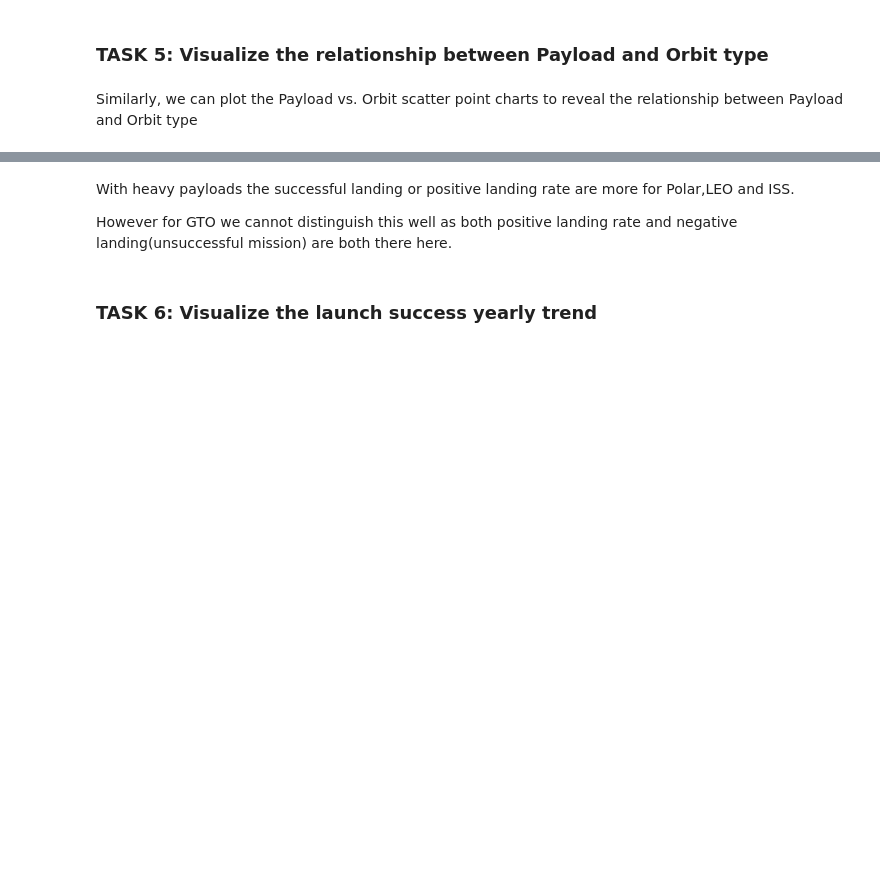
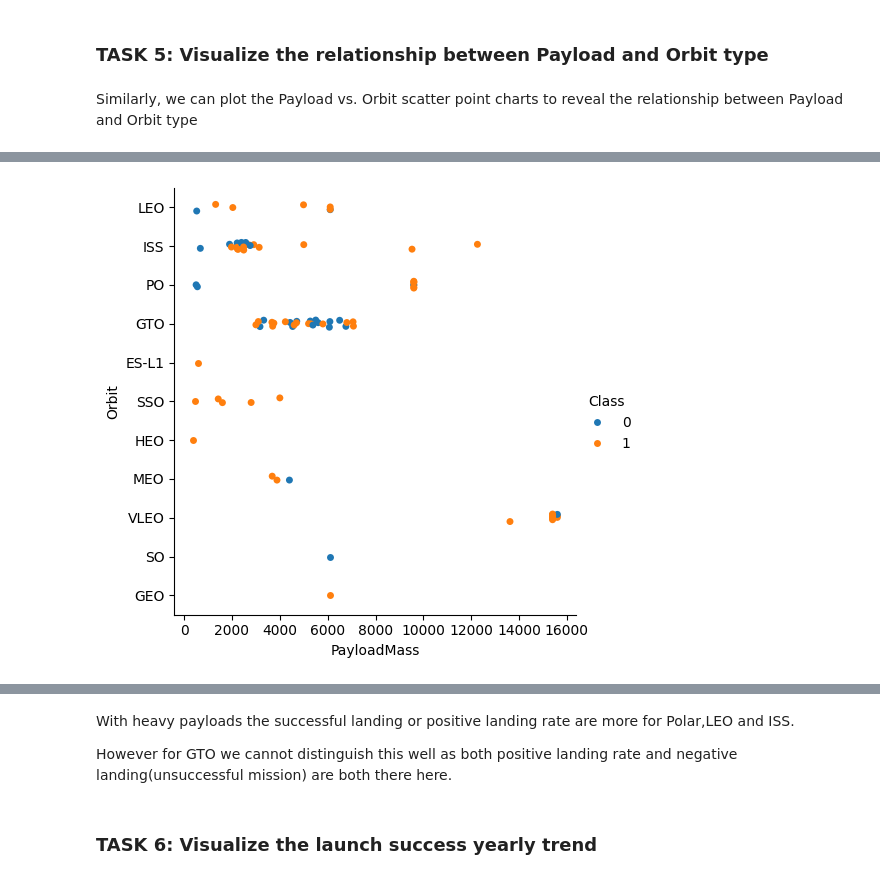
Before and after one commit to agnoevoy/spacex-capstone-project, a Jupyter notebook: notebooks/05_EDA_dataviz.ipynb, the cells around one changed output, grey strips where cells are left out. Drawn from its saved outputs; the diff is of its cells as text; code cells hidden in the pictures; blank space fills up the shorter version.

```diff
--- a/notebooks/05_EDA_dataviz.ipynb
+++ b/notebooks/05_EDA_dataviz.ipynb
@@ -244,2 +295,15 @@ Similarly, we can plot the Payload vs. Orbit scatter point charts to reveal the
 # %%
 # Plot a scatter point chart with x axis to be Payload and y axis to be the Orbit, and hue to be the class value
+
+sns.catplot (
+    x='PayloadMass',
+    y='Orbit',
+    hue='Class',
+    data = df
+)
+
+plt.xlabel('PayloadMass')
+plt.ylabel('Orbit')
+plt.show()
+# %% [output]
+[figure, added]
```
Also changed, not shown: parts of 18 cells of this notebook, 1 other file.
